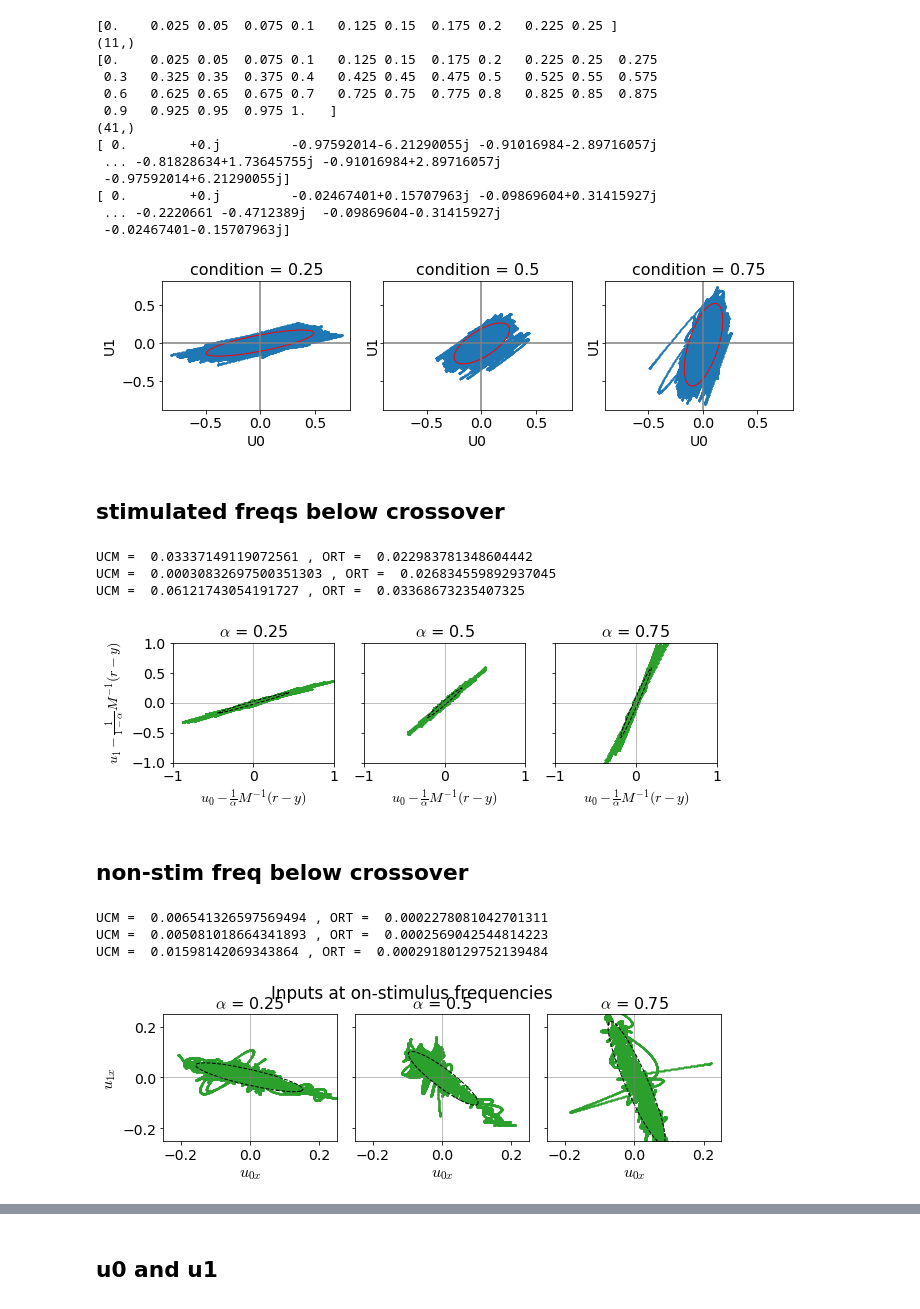
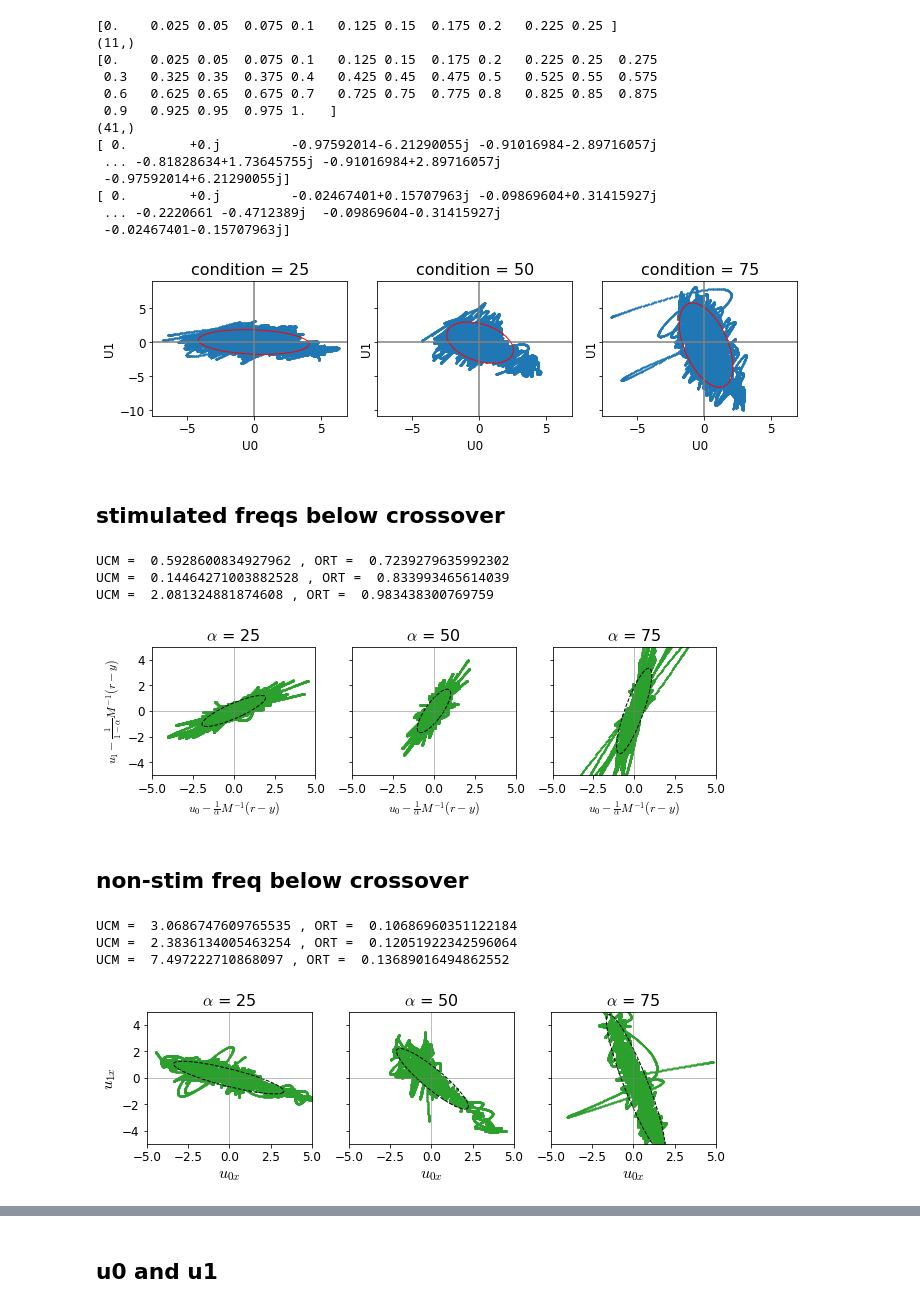
Before and after one commit to sburden-group/sensorimotor_fusion, a Jupyter notebook: analysis/Multimodal paper/20250218_UCM.ipynb, the cells around one changed output, grey strips where cells are left out. Saved outputs shown, nothing was run; the diff lists cells and outputs as text; code cells hidden in the pictures.

```diff
--- a/analysis/Multimodal paper/20250218_UCM.ipynb
+++ b/analysis/Multimodal paper/20250218_UCM.ipynb
@@ -87,7 +87,7 @@ scaleOutputScreen =  0.25
 
 # Load the array from the file
 with open('multimodal_data.pkl', 'rb') as file:
-    Rs,Ds,Us,U0s,U1s,Ys,rs,ds,us,u0s,u1s,ys,errors,Tur,Tu0r,Tu1r,Tud,Tu0d,Tu1d,Tyr,Tyd = pickle.load(file)
+    Rs,Ds,Us,U0s,U1s,Ys,rs,ds,us,u0s,u1s,ys,errors,Tur,Tu0r,Tu1r,Tud,Tu0d,Tu1d,Tyr,Tyd,F,B,F0,F1,B0,B1 = pickle.load(file)
 # %%
 print(Rs.shape) # subject x condition x trial x all freqs
 print(rs.shape) # subject x condition x trial x timestamps
@@ -101,6 +101,7 @@ print('condition_num (alphas) = ',condition_num)
 print('trial_num = ',trial_num)
 alphas = np.array([0,0.25,0.5,0.75,1])
 conditions = ['0','0.25','0.5','0.75','1']
+conditions = ['0','25','50','75','100']
 # conditions = ['0:1','1:3','1:1','3:1','1:0']
 # conditions = ['0:1','1:3','1:1','3:1','1:0']
 # %% [output]
@@ -115,35 +113,0 @@ trial_num =  14
-# %%
-def FF_FB(Tur,Tud):
-    B = - (1 / M) * (Tud / (1+ Tud))
-    F = (1 + B * M)*Tur - B
-    return F,B
-def FF_FB_each_modality(Tu0r,Tu0d,Tu1r,Tu1d,w): #w = weighting of EMG
-    w0 = w
-    w1 = 1-w
-    B0 = (- (1/M) * Tu0d) / (1 + w0*Tu0d + w1*Tu1d)
-    B1 = (- (1/M) * Tu1d) / (1 + w0*Tu0d + w1*Tu1d)
-    F0 = -B0 + Tu0r + w0 * B0 * M * Tu0r + w1 * B0 * M * Tu1r
-    F1 = -B1 + Tu1r + w0 * B1 * M * Tu0r + w1 * B1 * M * Tu1r
-    return F0,F1,B0,B1
-
-F = np.zeros(Tur.shape, dtype=complex) #number of stimulated freqs = 8
-B = np.zeros(Tur.shape, dtype=complex)
-for sub in range(subject_num):
-    for cond in range(condition_num):
-        for i in range(trial_num//2):
-            F[sub,cond,i],B[sub,cond,i] = FF_FB(Tur[sub,cond,i],Tud[sub,cond,i])
-print(F.shape) # subject x condition x trial//2 x stimulated freqs
-print(B.shape)
-
-F0 = np.zeros(Tur.shape, dtype=complex) #number of stimulated freqs = 8
-F1 = np.zeros(Tur.shape, dtype=complex) #number of stimulated freqs = 8
-B0 = np.zeros(Tur.shape, dtype=complex)
-B1 = np.zeros(Tur.shape, dtype=complex)
-for sub in range(subject_num):
-    for cond in range(condition_num):
-        w = alphas[cond]
-        for i in range(trial_num//2):
-            F0[sub,cond,i],F1[sub,cond,i],B0[sub,cond,i],B1[sub,cond,i] \
-                = FF_FB_each_modality(Tu0r[sub,cond,i],Tu0d[sub,cond,i],Tu1r[sub,cond,i],Tu1d[sub,cond,i],w)
-print(F0.shape) # subject x condition x trial//2 x stimulated freqs
-print(B0.shape)
@@ -278,7 +237,7 @@ for cond in [1,2,3]:
 plt.tight_layout()
 plt.show()
 # %% [output]
-[figure, old version]
+[figure, new version]
 # %% [markdown]
 ## stimulated freqs below crossover
 # %%
@@ -300,39 +259,39 @@ for cond in [1,2,3]:
         u1[:,indices] = U1s[sub,cond,trials,:][:,indices] - \
                                 ((M_all_inv[indices]*(Rs[sub,cond,trials,:][:,indices]- \
                                   Ys[sub,cond,trials,:][:,indices]))/((1-alphas[cond])))
         # u0[:,indices] = U0s[sub,cond,trials,:][:,indices] - \
         #                         ((M_all_inv[indices]*Rs[sub,cond,trials,:][:,indices]- \
         #                           Ds[sub,cond,trials,:][:,indices])/(alphas[cond]))
         # u1[:,indices] = U1s[sub,cond,trials,:][:,indices] - \
         #                         ((M_all_inv[indices]*Rs[sub,cond,trials,:][:,indices]- \
         #                           Ds[sub,cond,trials,:][:,indices])/((1-alphas[cond])))
         # conjegate symmetry
         u0[:,-indices] = np.conjugate(u0[:,indices])
         u1[:,-indices] = np.conjugate(u1[:,indices])
         dim0.append( IFFT(u0,N) )
         dim1.append( IFFT(u1,N) )
     dim0 = np.array(dim0).flatten()
     dim1 = np.array(dim1).flatten()
     ax = axs[cond-1]
     ax.scatter(dim0,dim1,s = 0.5,color = colors['GREEN'])
     confidence_ellipse(dim0,dim1, ax, edgecolor='black',linestyle = '--')
     variance_ucm,variance_ort = variances(dim0,dim1,cond = cond, argument = 'real')
     print('UCM = ',variance_ucm,', ORT = ',variance_ort)
     ax.axvline(x = 0,color = 'grey',linewidth = 0.5)
     ax.axhline(y = 0,color = 'grey',linewidth = 0.5)
-    ax.set_xlim(-1,1)
-    ax.set_ylim(-1,1)
+    ax.set_xlim(-5,5)
+    ax.set_ylim(-5,5)
     ax.set_xlabel(r'$u_0 - \frac{1}{\alpha}M^{-1}(r-y)$')
 
     ax.set_title(r'$\alpha$ = '+conditions[cond])
 axs[0].set_ylabel(r'$u_1 - \frac{1}{1-\alpha}M^{-1}(r-y)$')
 plt.tight_layout()
 plt.show()
 # %% [output]
-UCM =  0.03337149119072561 , ORT =  0.022983781348604442
-UCM =  0.00030832697500351303 , ORT =  0.026834559892937045
-UCM =  0.06121743054191727 , ORT =  0.03368673235407325
+UCM =  0.5928600834927962 , ORT =  0.7239279635992302
+UCM =  0.14464271003882528 , ORT =  0.833993465614039
+UCM =  2.081324881874608 , ORT =  0.983438300769759
-[figure, old version]
+[figure, new version]
 # %% [markdown]
 ## non-stim freq below crossover
 # %%
@@ -361,16 +320,16 @@ for cond in [1,2,3]:
     print('UCM = ',variance_ucm,', ORT = ',variance_ort)
     ax.axvline(x = 0,color = 'grey',linewidth = 0.5)
     ax.axhline(y = 0,color = 'grey',linewidth = 0.5)
-    ax.set_xlim(-0.25,0.25)
-    ax.set_ylim(-0.25,0.25)
+    ax.set_xlim(-5,5)
+    ax.set_ylim(-5,5)
     ax.set_xlabel(r'$u_{0x}$',fontsize = 16)
     ax.set_title(r'$\alpha$ = '+conditions[cond])
 axs[0].set_ylabel(r'$u_{1x}$',fontsize = 16)
-fig.suptitle('Inputs at on-stimulus frequencies')
+# fig.suptitle('Inputs at on-stimulus frequencies')
 plt.tight_layout()
 plt.show()
 # %% [output]
-UCM =  0.006541326597569494 , ORT =  0.0002278081042701311
-UCM =  0.005081018664341893 , ORT =  0.0002569042544814223
-UCM =  0.01598142069343864 , ORT =  0.00029180129752139484
+UCM =  3.0686747609765535 , ORT =  0.10686960351122184
+UCM =  2.3836134005463254 , ORT =  0.12051922342596064
+UCM =  7.497222710868097 , ORT =  0.13689016494862552
-[figure, old version]
+[figure, new version]
```
Also changed, not shown: parts of 6 cells of this notebook, 2 other files.
